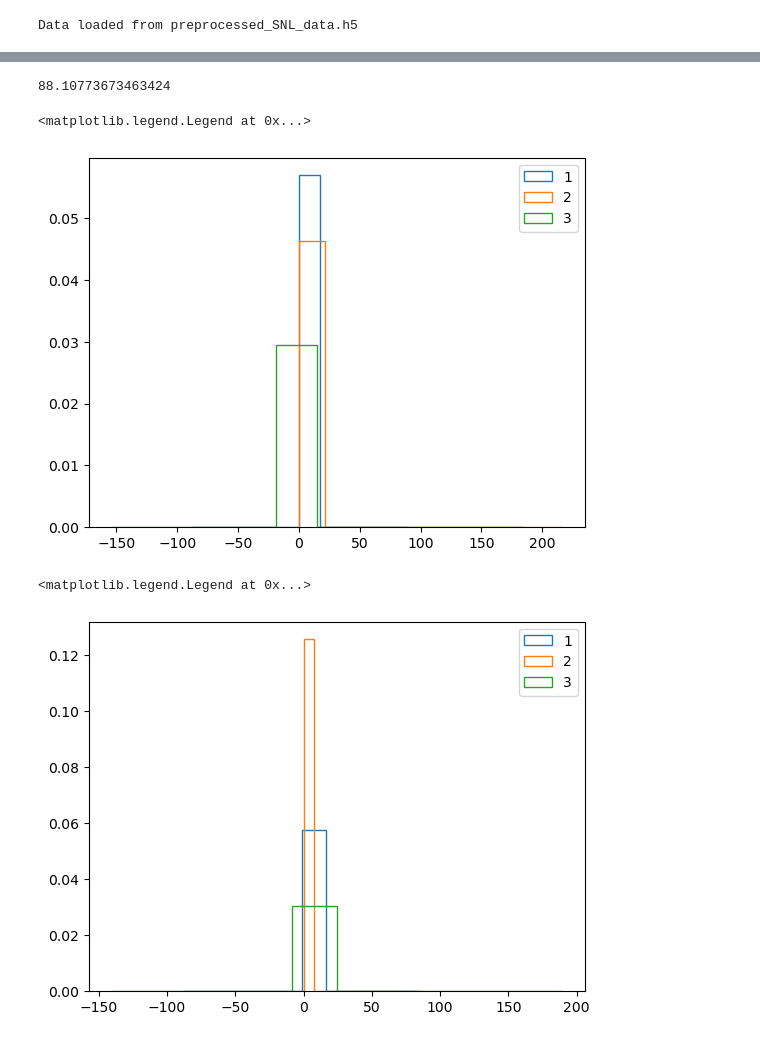
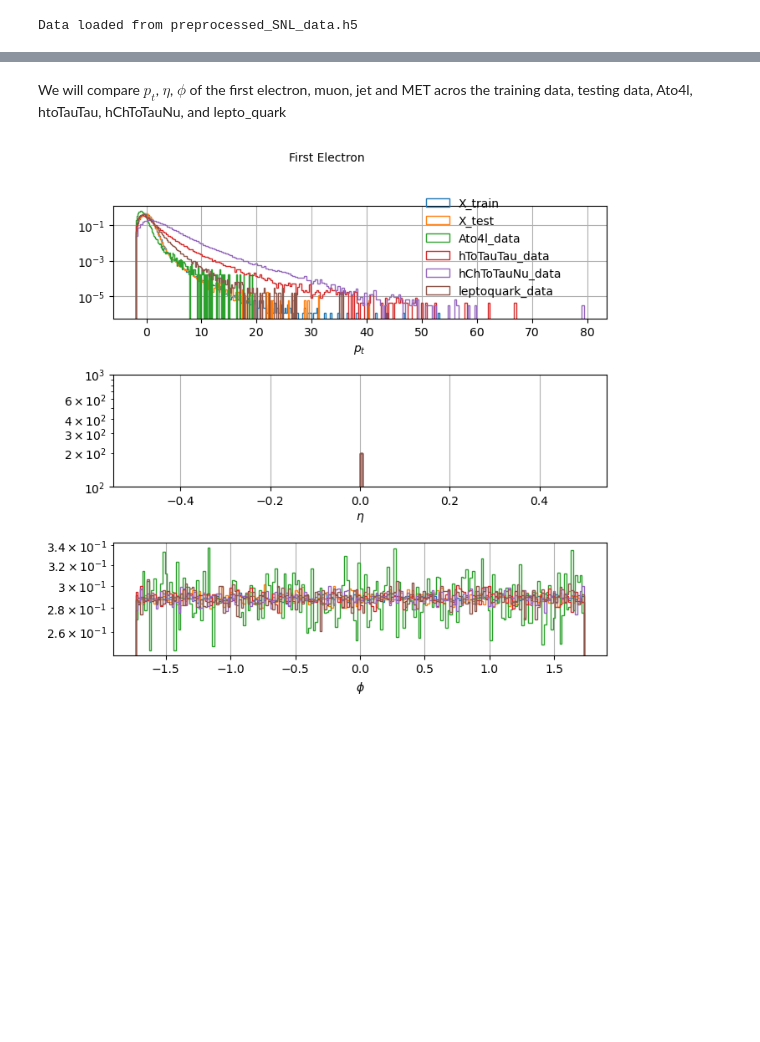
Before and after one commit to jnamador/vae_fs, a Jupyter notebook: visual_sandbox/visual_sandbox.ipynb, the cells around one changed output, grey strips where cells are left out. Drawn from its saved outputs; the diff is of its cells as text; code cells hidden in the pictures; blank space fills up the shorter version.

Commit message:
Plotting is completely functional and complete

```diff
--- a/visual_sandbox/visual_sandbox.ipynb
+++ b/visual_sandbox/visual_sandbox.ipynb
@@ -53,24 +23,53 @@ min([min(one_K[:, 50 + 0]),min(one_K[:, n + 1]) , min(one_K[:, n + 2] )])
-# %%
-max(one_K[:, n + 0])
-# %% [output]
-88.10773673463424
-# %%
-one_K = X_test
-n = 50
-plt.hist(one_K[:, n + 0], label="1", histtype='step',density=True)
-plt.hist(one_K[:, n + 1], label="2", histtype='step',density=True)
-plt.hist(one_K[:, n + 2], label="3", histtype='step',density=True)
-plt.legend()
-# %% [output]
-<matplotlib.legend.Legend at 0x...>
-[figure, removed]
-# %%
-one_K = Ato4l_data
-n = 50
-plt.hist(one_K[:, n + 0], label="1", histtype='step',density=True)
-plt.hist(one_K[:, n + 1], label="2", histtype='step',density=True)
-plt.hist(one_K[:, n + 2], label="3", histtype='step',density=True)
-plt.legend()
-# %% [output]
-<matplotlib.legend.Legend at 0x...>
-[figure, removed]
+# %% [markdown]
+We will compare $p_t$, $\eta$, $\phi$ of the first electron, muon, jet and MET
+acros the training data, testing data, Ato4l, htoTauTau, hChToTauNu, and lepto_quark
+# %%
+
+DATA_SET = [X_train, X_test, Ato4l_data, hToTauTau_data, hChToTauNu_data, leptoquark_data]
+DATA_LABELS = ["X_train", "X_test", "Ato4l_data", "hToTauTau_data", "hChToTauNu_data", "leptoquark_data"]
+X_LABELS = ["$p_t$", "$\eta$","$\phi$"]
+
+
+idx_key = 0 # 0,3,6,9 gives electrons
+            # 12,15,18,21 gives muons
+            # 24, 27, 30 ... 54 gives Jets
+            # 55 gives MET
+# This is assuming the data is flattened as [pt, eta, phi, pt, eta, phi, ...
+#                                    index: [0,    1,   2,  3,   4,   5, ...
+#                                           [electron 1 ], [electron2 ], ...
+
+def plot_dist(idx_key, title):
+    """
+    plots eta, theta phi for
+    idx_key : 0,3,6,9 gives electrons
+              12,15,18,21 gives muons
+              24, 27, 30 ... 54 gives Jets
+              55 gives MET
+              This is assuming the data is flattened as [pt, eta, phi, pt, eta, phi, ...
+                                                 index: [0,    1,   2,  3,   4,   5, ...
+     Title for the plot
+    """
+    fig, ax = plt.subplots(nrows=3, ncols=1, figsize=(7,7))
+    for i in range(3): # loop over pt, eta, phi
+        for data, label in zip(DATA_SET, DATA_LABELS):
+            # loop over each data set and plot distribution
+            ax[i].hist(data[:, idx_key+i]
+                    , density=True
+                    , histtype="step"
+                    , bins=200
+                    , label=label)
+        ax[i].set_yscale('log')
+        ax[i].grid()
+        ax[i].set_xlabel(X_LABELS[i])
+    fig.suptitle(title, fontsize=10)
+
+    handles, labels = ax[0].get_legend_handles_labels()   # same on every subplot
+    fig.legend(handles, labels,
+            loc="upper right",          # choose where you want it
+            bbox_to_anchor=(0.95, 0.95),# (x, y) in figure coords
+            frameon=False, ncol=1)      # ncol>1 if you want a row layou
+    plt.tight_layout(rect=[0, 0.03, 1, 0.95])  # Leave room for suptitle
+    plt.show()
+plot_dist(0,"Electron 1")
+# %% [output]
+[figure, added]
```
Also changed, not shown: parts of 6 cells of this notebook.
